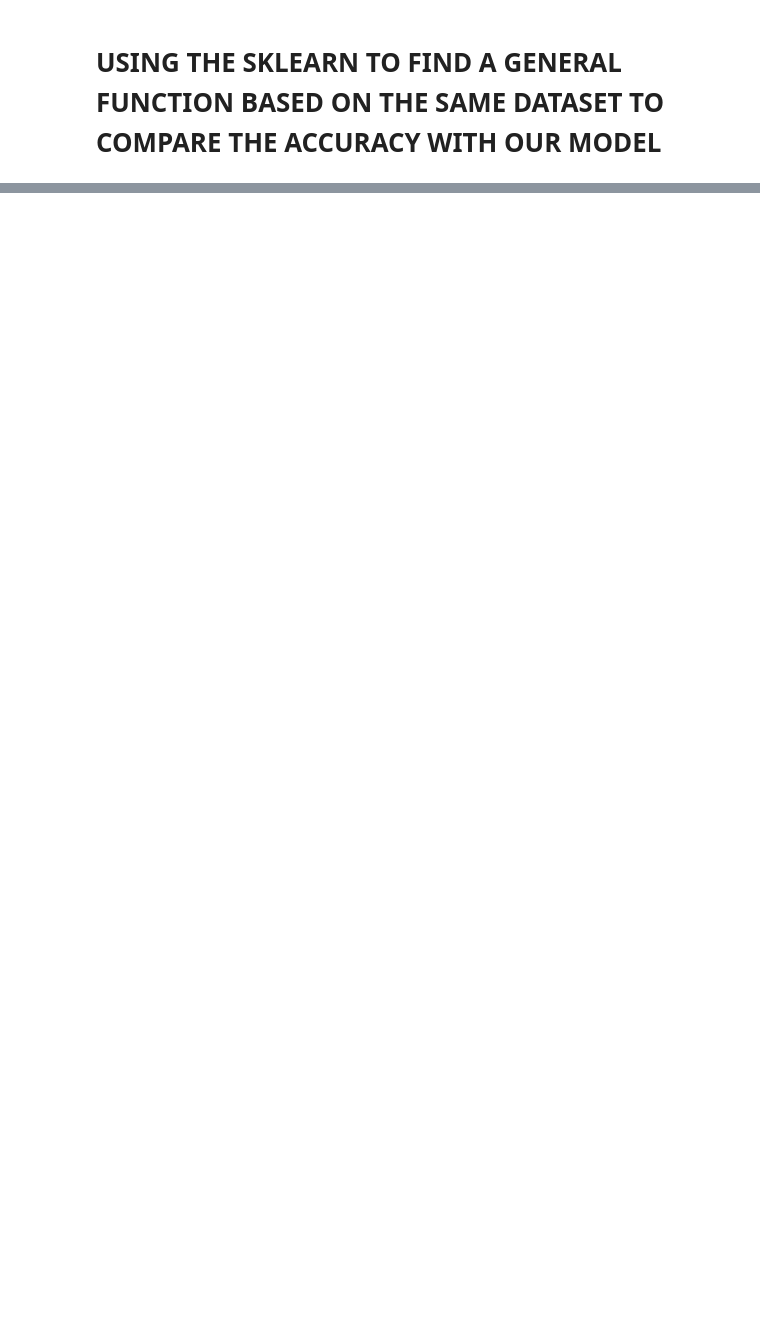
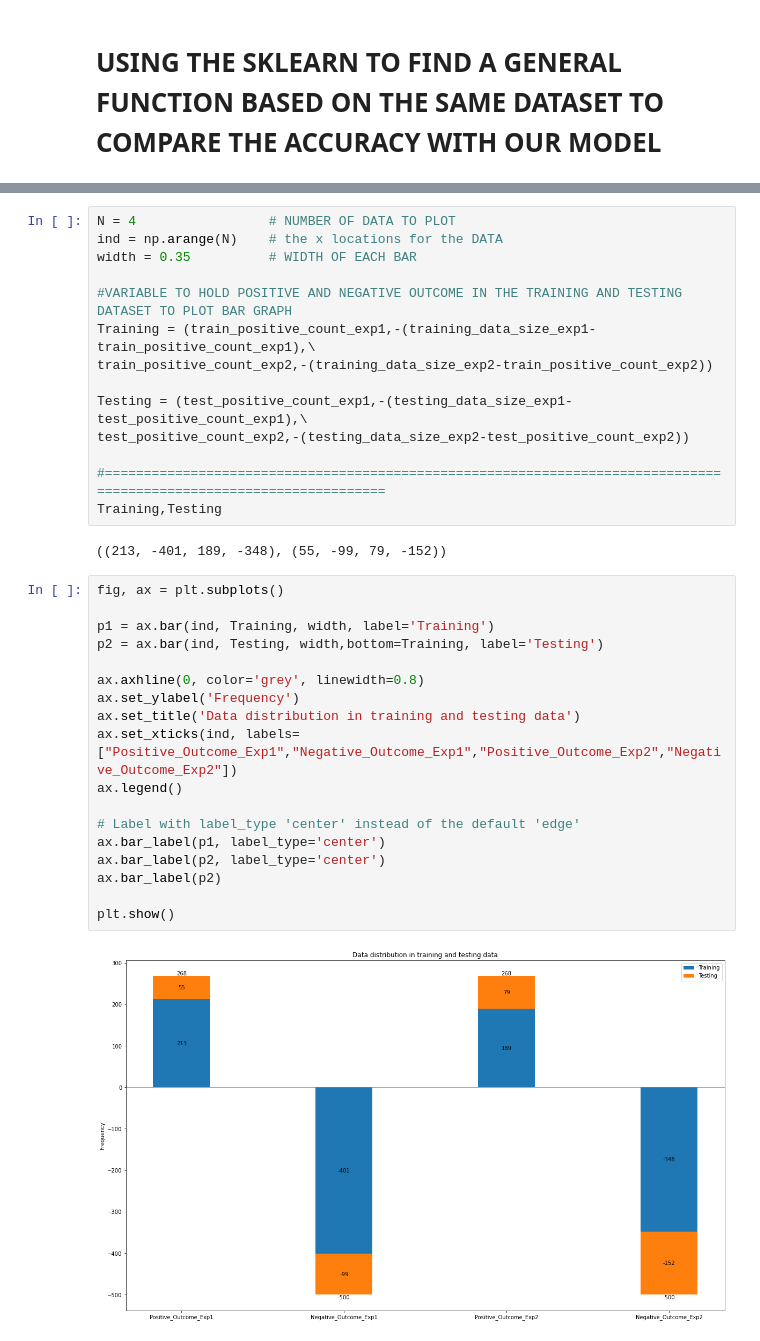
Before and after one commit to bibekalce/Trimester-2, a Jupyter notebook: ASSIGNMENT 1- Perception (A1876371).ipynb, the cells around one changed output, grey strips where cells are left out. Drawn from its saved outputs; the diff is of its cells as text; blank space fills up the shorter version.

```diff
--- a/ASSIGNMENT 1- Perception (A1876371).ipynb
+++ b/ASSIGNMENT 1- Perception (A1876371).ipynb
@@ -261,0 +276,36 @@ plt.show()
+# %%
+N = 4                 # NUMBER OF DATA TO PLOT
+ind = np.arange(N)    # the x locations for the DATA
+width = 0.35          # WIDTH OF EACH BAR
+
+#VARIABLE TO HOLD POSITIVE AND NEGATIVE OUTCOME IN THE TRAINING AND TESTING DATASET TO PLOT BAR GRAPH
+Training = (train_positive_count_exp1,-(training_data_size_exp1-train_positive_count_exp1),\
+train_positive_count_exp2,-(training_data_size_exp2-train_positive_count_exp2))
+
+Testing = (test_positive_count_exp1,-(testing_data_size_exp1-test_positive_count_exp1),\
+test_positive_count_exp2,-(testing_data_size_exp2-test_positive_count_exp2))
+
+#====================================================================================================================
+Training,Testing
+# %% [output]
+((213, -401, 189, -348), (55, -99, 79, -152))
+# %%
+fig, ax = plt.subplots()
+
+p1 = ax.bar(ind, Training, width, label='Training')
+p2 = ax.bar(ind, Testing, width,bottom=Training, label='Testing')
+
+ax.axhline(0, color='grey', linewidth=0.8)
+ax.set_ylabel('Frequency')
+ax.set_title('Data distribution in training and testing data')
+ax.set_xticks(ind, labels=["Positive_Outcome_Exp1","Negative_Outcome_Exp1","Positive_Outcome_Exp2","Negative_Outcome_Exp2"])
+ax.legend()
+
+# Label with label_type 'center' instead of the default 'edge'
+ax.bar_label(p1, label_type='center')
+ax.bar_label(p2, label_type='center')
+ax.bar_label(p2)
+
+plt.show()
+# %% [output]
+[figure, added]
```
Also changed, not shown: parts of 21 cells of this notebook.
